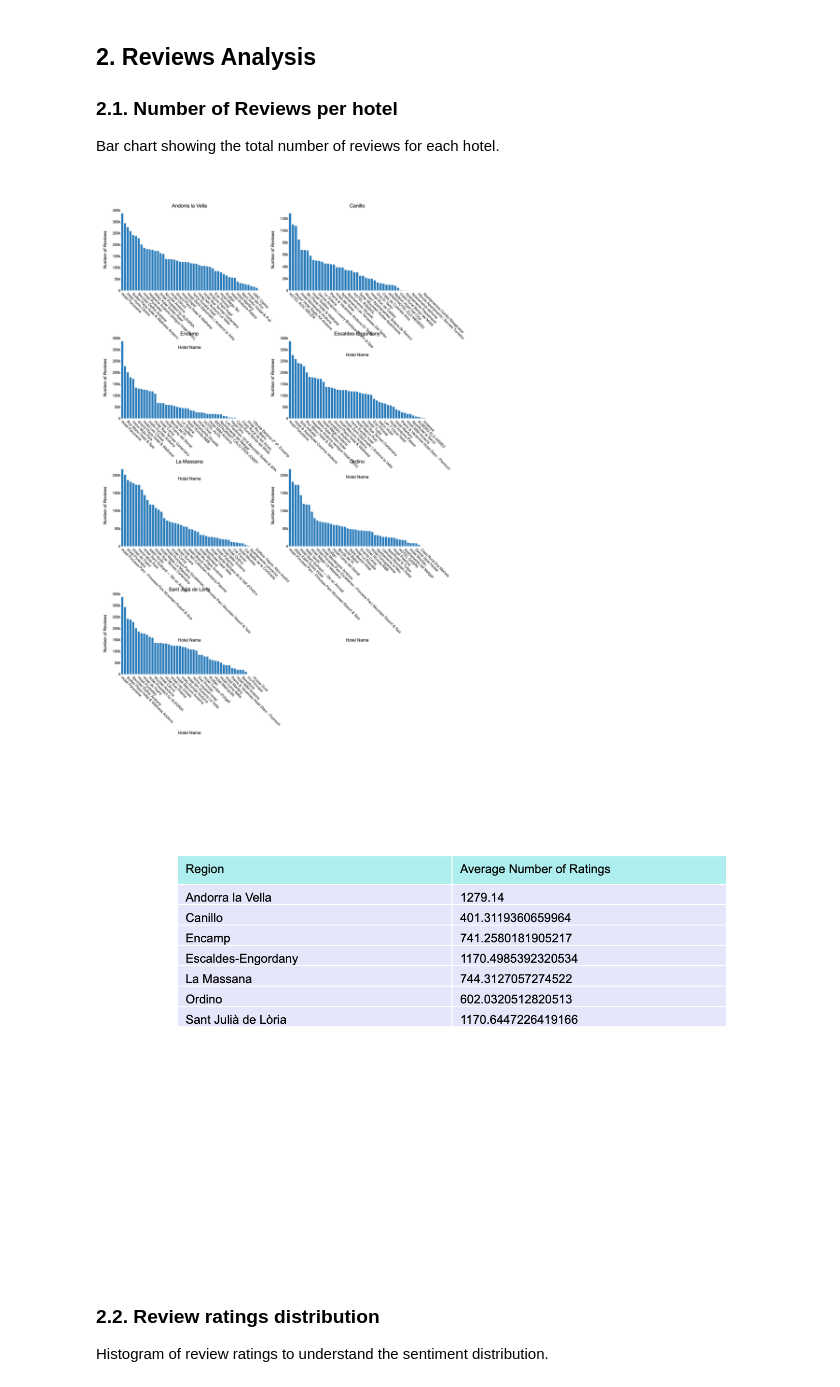
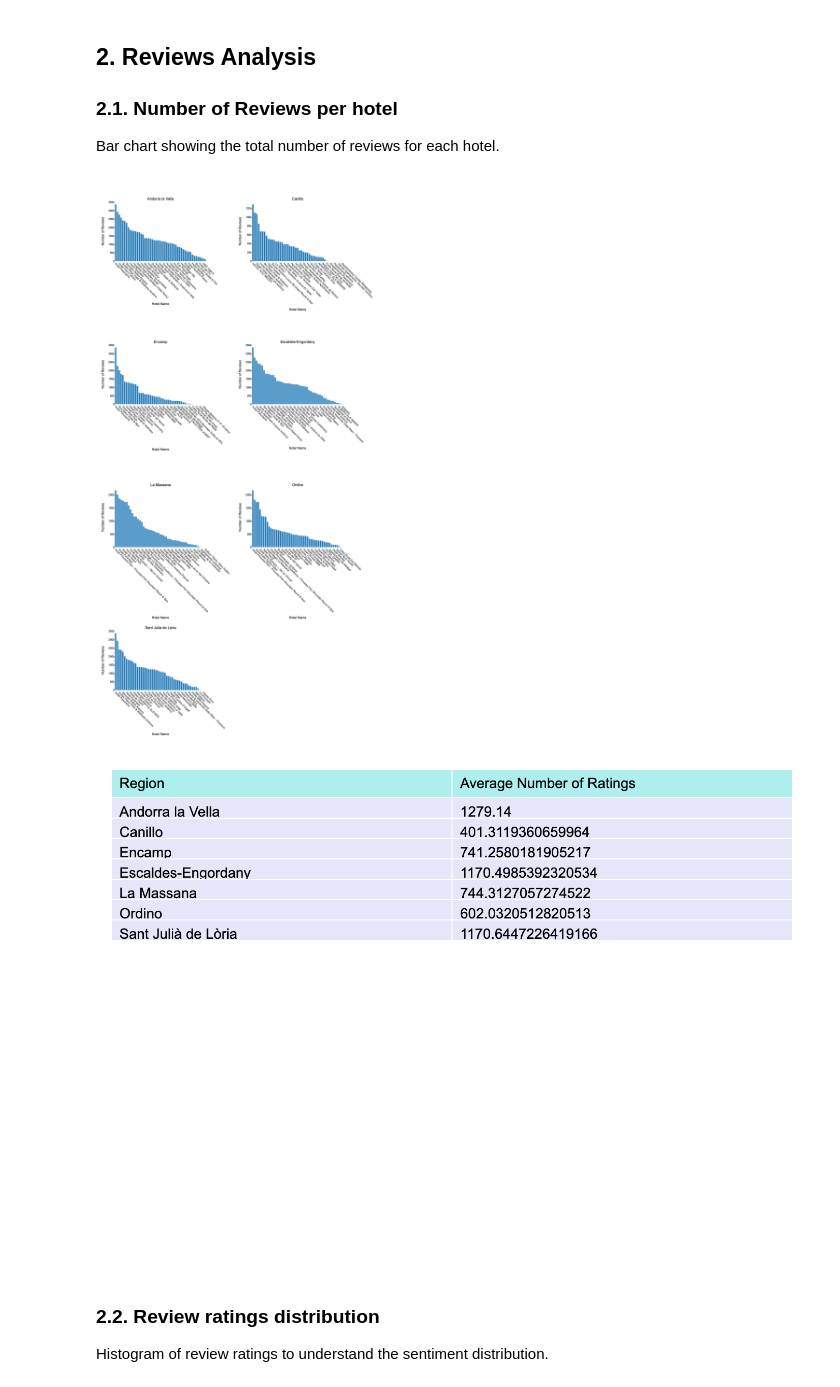
Before and after one commit to PromaChow/HotelRecommendationSystem, a Jupyter notebook: src/data_visualization.ipynb, the cells around one changed output. Drawn from its saved outputs; the diff is of its cells as text; code cells hidden in the pictures.

Commit message:
Fixed readme file and plots

```diff
--- a/src/data_visualization.ipynb
+++ b/src/data_visualization.ipynb
@@ -222,6 +222,9 @@ display(Image(filename='../plots/1_2_table.png', width=800, height=600))
 
 Bar chart showing the total number of reviews for each hotel.
 # %%
+from IPython.display import display, Image
+
+
 # Create a table with the average number of ratings per region
 avg_ratings_per_region = df.groupby('region')['user_ratings_total'].mean().reset_index()
 avg_ratings_per_region.columns = ['Region', 'Average Number of Ratings']
@@ -231,28 +234,25 @@ fig_table = go.Figure(data=[go.Table(
                 fill_color='paleturquoise',
                 align='left'),
     cells=dict(values=[avg_ratings_per_region.Region, avg_ratings_per_region['Average Number of Ratings']],
-                fill_color='lavender',
-                align='left'))
+               fill_color='lavender',
+               align='left'))
 ])
 
 fig_table.update_layout(
-    # title_text='Average Number of Ratings per Region',
-    title_x=0.5,
+    margin=dict(l=15, r=15, t=15, b=15),
+    paper_bgcolor='rgba(0,0,0,0)',
     font=dict(
         family="Arial, sans-serif",
-        size=12,
+        size=14,
         color="#000000"
     )
 )
 
-# Show the table
-# fig_table.show()
-
 #  Get the list of regions
 regions = df['region'].unique()
 
-# Create subplots
-fig = make_subplots(rows=4, cols=2, subplot_titles=regions, horizontal_spacing=0.1, vertical_spacing=0.1)
+# Create subplots with adjusted spacing
+fig = make_subplots(rows=4, cols=2, subplot_titles=regions, horizontal_spacing=0.2, vertical_spacing=0.17)
 
 # Plot the number of reviews per hotel for each region using user_ratings_total
 for i, region in enumerate(regions):
@@ -266,44 +266,41 @@ for i, region in enumerate(regions):
         go.Bar(
             x=reviews_per_hotel.index,
             y=reviews_per_hotel.values,
-            marker_color=color_palette[10],
+            marker_color='#1f77b4',
             name=region
         ),
         row=row, col=col
     )
 
     fig.update_xaxes(title_text='Hotel Name', row=row, col=col, tickangle=45)
     fig.update_yaxes(title_text='Number of Reviews', row=row, col=col)
 
 # Update layout
 fig.update_layout(
-    height=1800, width=1200,
+    height=2400, width=1200,
     # title_text='Number of Reviews per Hotel by Region',
     showlegend=False,
     plot_bgcolor='rgba(0,0,0,0)',
     paper_bgcolor='rgba(0,0,0,0)',
     font=dict(
         family="Arial, sans-serif",
         size=12,
         color="#000000"
     )
 )
 
-# Show the plot
-# fig.show()
-
 # Save the figure as a static image with transparent background
 pio.write_image(fig, '../plots/2_1_plot.png', scale=2, format='png', engine='kaleido')
 
 # Save the table as a static image with transparent background
 pio.write_image(fig_table, '../plots/2_1_table.png', scale=2, format='png', engine='kaleido')
 
 # Optionally, display the static images
 display(Image(filename='../plots/2_1_plot.png', width=800, height=600))
 display(Image(filename='../plots/2_1_table.png', width=800, height=600))
 # %% [output]
-[figure, old version]
+[figure, new version]
-[figure, old version]
+[figure, new version]
 # %% [markdown]
 ### 2.2. Review ratings distribution
 
```
Also changed, not shown: 3 other files.
